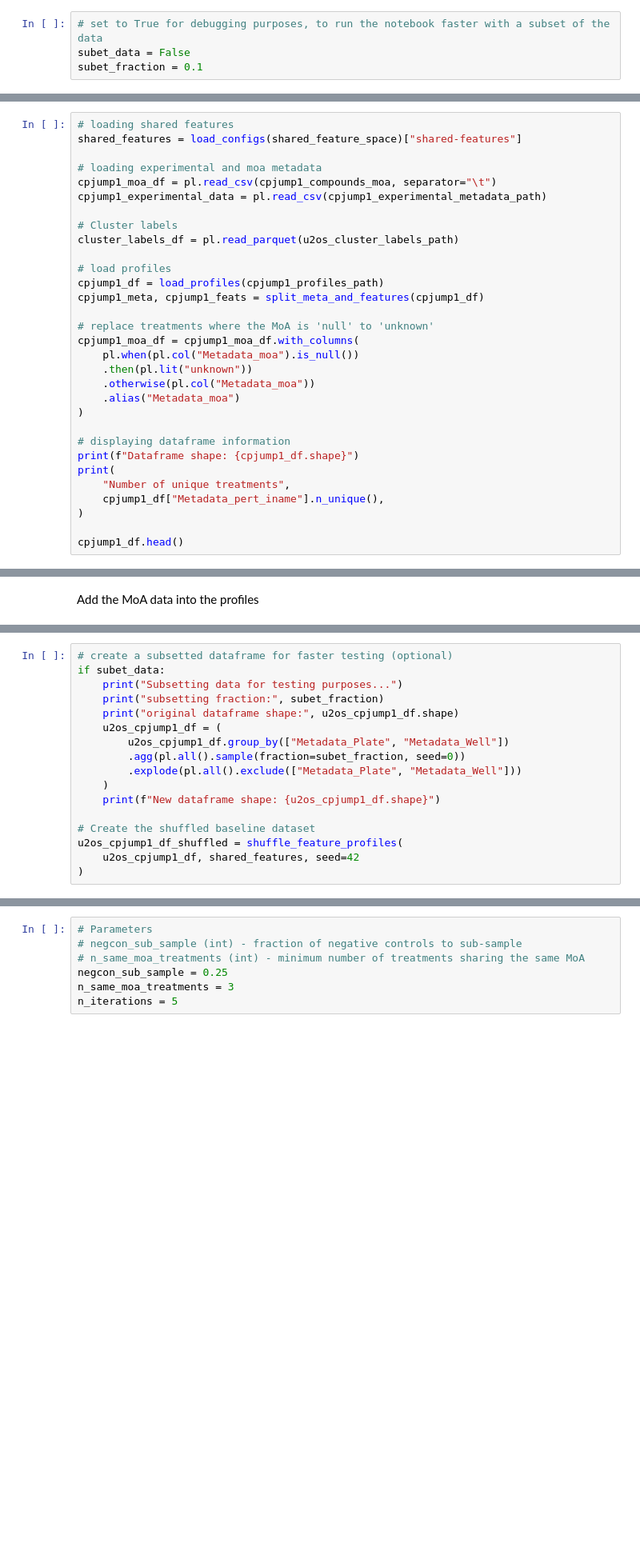
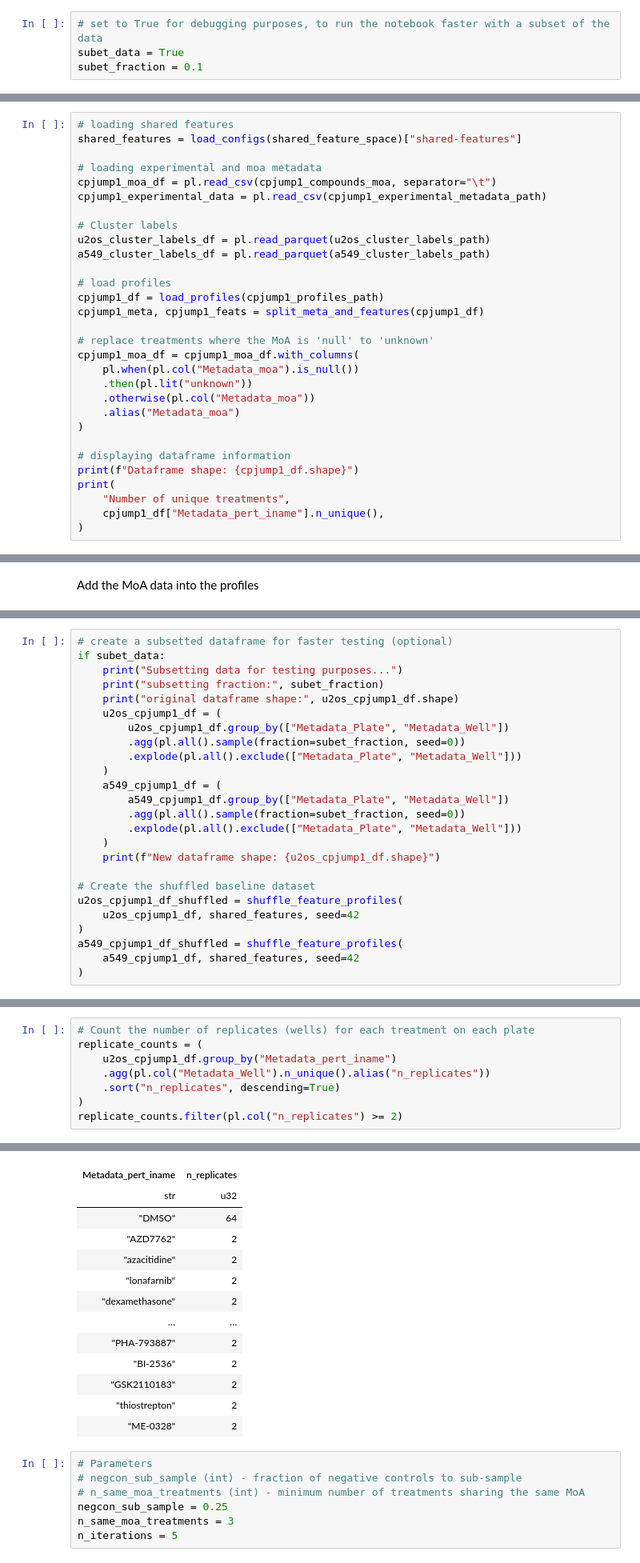
Before and after one commit to axiomcura/buscar, a Jupyter notebook: notebooks/4.cpjump1-analysis/4.run_buscar_rankings_base_on_moa.ipynb, the cells around one changed output, grey strips where cells are left out. Shown at 80% size. Drawn from its saved outputs; the diff is of its cells as text; blank space fills up the shorter version.

```diff
--- a/notebooks/4.cpjump1-analysis/4.run_buscar_rankings_base_on_moa.ipynb
+++ b/notebooks/4.cpjump1-analysis/4.run_buscar_rankings_base_on_moa.ipynb
@@ -18,7 +18,7 @@ from utils.data_utils import shuffle_feature_profiles, split_meta_and_features
 Notebook parameters
 # %%
 # set to True for debugging purposes, to run the notebook faster with a subset of the data
-subet_data = False
+subet_data = True
 subet_fraction = 0.1
 # %% [markdown]
 Setting input and output paths
@@ -69,7 +69,8 @@ cpjump1_moa_df = pl.read_csv(cpjump1_compounds_moa, separator="\t")
 cpjump1_experimental_data = pl.read_csv(cpjump1_experimental_metadata_path)
 
 # Cluster labels
-cluster_labels_df = pl.read_parquet(u2os_cluster_labels_path)
+u2os_cluster_labels_df = pl.read_parquet(u2os_cluster_labels_path)
+a549_cluster_labels_df = pl.read_parquet(a549_cluster_labels_path)
 
 # load profiles
 cpjump1_df = load_profiles(cpjump1_profiles_path)
@@ -89,8 +90,6 @@ print(
     "Number of unique treatments",
     cpjump1_df["Metadata_pert_iname"].n_unique(),
 )
-
-cpjump1_df.head()
 # %% [output]
 Dataframe shape: (6505782, 323)
 Number of unique treatments 303
@@ -200,9 +225,17 @@ if subet_data:
         .agg(pl.all().sample(fraction=subet_fraction, seed=0))
         .explode(pl.all().exclude(["Metadata_Plate", "Metadata_Well"]))
     )
+    a549_cpjump1_df = (
+        a549_cpjump1_df.group_by(["Metadata_Plate", "Metadata_Well"])
+        .agg(pl.all().sample(fraction=subet_fraction, seed=0))
+        .explode(pl.all().exclude(["Metadata_Plate", "Metadata_Well"]))
+    )
     print(f"New dataframe shape: {u2os_cpjump1_df.shape}")
 
 # Create the shuffled baseline dataset
 u2os_cpjump1_df_shuffled = shuffle_feature_profiles(
     u2os_cpjump1_df, shared_features, seed=42
 )
+a549_cpjump1_df_shuffled = shuffle_feature_profiles(
+    a549_cpjump1_df, shared_features, seed=42
+)
@@ -208,0 +244,9 @@ u2os_cpjump1_df_shuffled = shuffle_feature_profiles(
+# %%
+# Count the number of replicates (wells) for each treatment on each plate
+replicate_counts = (
+    u2os_cpjump1_df.group_by("Metadata_pert_iname")
+    .agg(pl.col("Metadata_Well").n_unique().alias("n_replicates"))
+    .sort("n_replicates", descending=True)
+)
+replicate_counts.filter(pl.col("n_replicates") >= 2)
+# %% [output]
@@ -209,3 +254,16 @@ u2os_cpjump1_df_shuffled = shuffle_feature_profiles(
+| Metadata_pert_iname | n_replicates |
+| str | u32 |
+| "DMSO" | 64 |
+| "AZD7762" | 2 |
+| "azacitidine" | 2 |
+| "lonafarnib" | 2 |
+| "dexamethasone" | 2 |
+| … | … |
+| "PHA-793887" | 2 |
+| "BI-2536" | 2 |
+| "GSK2110183" | 2 |
+| "thiostrepton" | 2 |
+| "ME-0328" | 2 |
 # %%
 # Parameters
 # negcon_sub_sample (int) - fraction of negative controls to sub-sample
```
Also changed, not shown: parts of 9 cells of this notebook.
